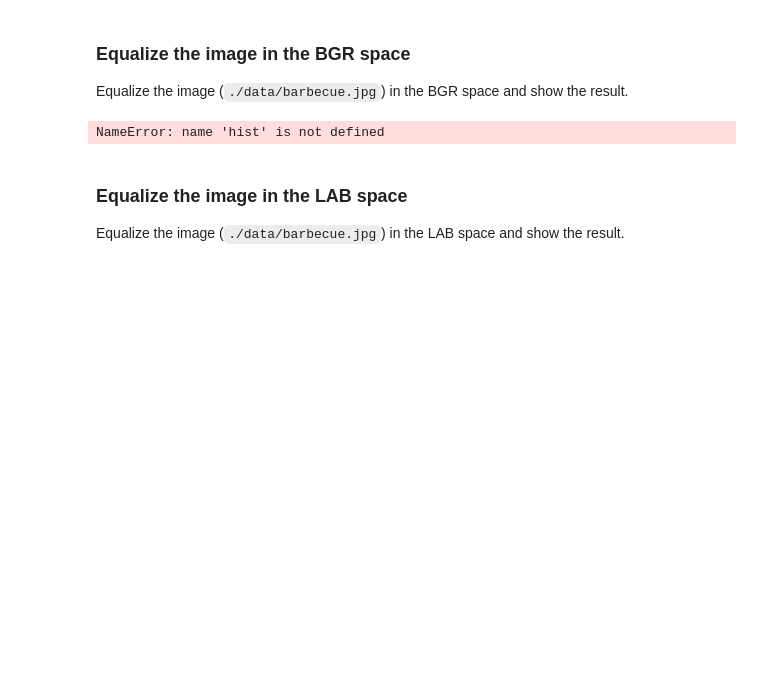
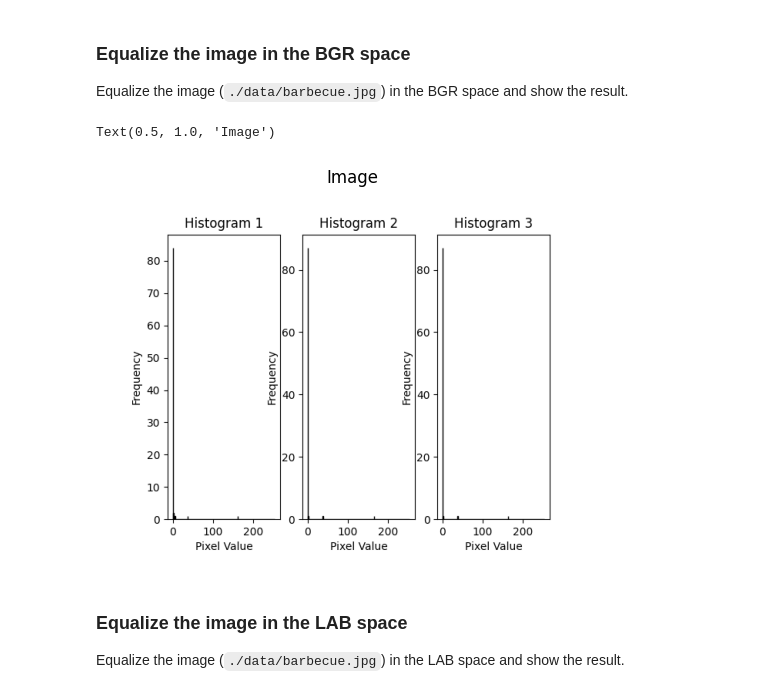
Before and after one commit to r15i/lab-computer-vision, a Jupyter notebook: lab1(consegna)/risi_emilio_lab01.ipynb, the cells around one changed output. Saved outputs shown, nothing was run; the diff lists cells and outputs as text; code cells hidden in the pictures; blank space fills up the shorter version.

Commit message:
added 3 histograms

```diff
--- a/lab1(consegna)/risi_emilio_lab01.ipynb
+++ b/lab1(consegna)/risi_emilio_lab01.ipynb
@@ -53,8 +53,9 @@ def calc_hists(img: np.ndarray) -> list:
     """
 
     chan = []
-    for i in range(0,2):
-        chan.append(cv.calcHist([img], [i], None, [256], [0, 256]))
+    for i in range(3):  # Loop over the three color channels (0: Blue, 1: Green, 2: Red)
+        hist = cv.calcHist([img], [i], None, [256], [0, 256])
+        chan.append(hist)
     return chan
 # %%
 # Define a function to plot together the three histograms of the image
@@ -73,6 +74,19 @@ def show_histogram(hists: list) -> np.ndarray:
 
     # Add your code here to generate the matplotlib figurecontaining the histograms
 
+    colors = ['Blue', 'Green', 'Red']
+
+
+
+    for i in range(0,3):
+        plt.subplot(1, 3, i + 1)
+        plt.hist(hists[i], 256, range=(0, 255), color=colors[i], edgecolor="black")
+        plt.title(f"Histogram {i+1}")
+        plt.xlabel("Pixel Value")
+        plt.ylabel("Frequency")
+
+
+
     # Convert figure to canvas
     canvas = plt.get_current_fig_manager().canvas
     plt.close()
@@ -108,15 +122,23 @@ Equalize the image (`./data/barbecue.jpg`) in the BGR space and show the result.
 # %%
 # Load image and and compute its histogram
 
 # Add your code here
 
 img = cv.imread('./data/barbecue.jpg')
 
 hD = calc_hists(img)
 
-show_histogram(hD)
+
+
+img = show_histogram(hD)
+
+plt.imshow(img)
+plt.axis('off')  # Turn off axis labels and ticks
+plt.title('Image')  # Set a title for the plot (optional)
+#plt.show()
 # %% [output]
-NameError: name 'hist' is not defined
+Text(0.5, 1.0, 'Image')
+[figure, added]
 # %%
 # Show the image with its histogram before the equalization
 
```
Also changed, not shown: 1 other file.
